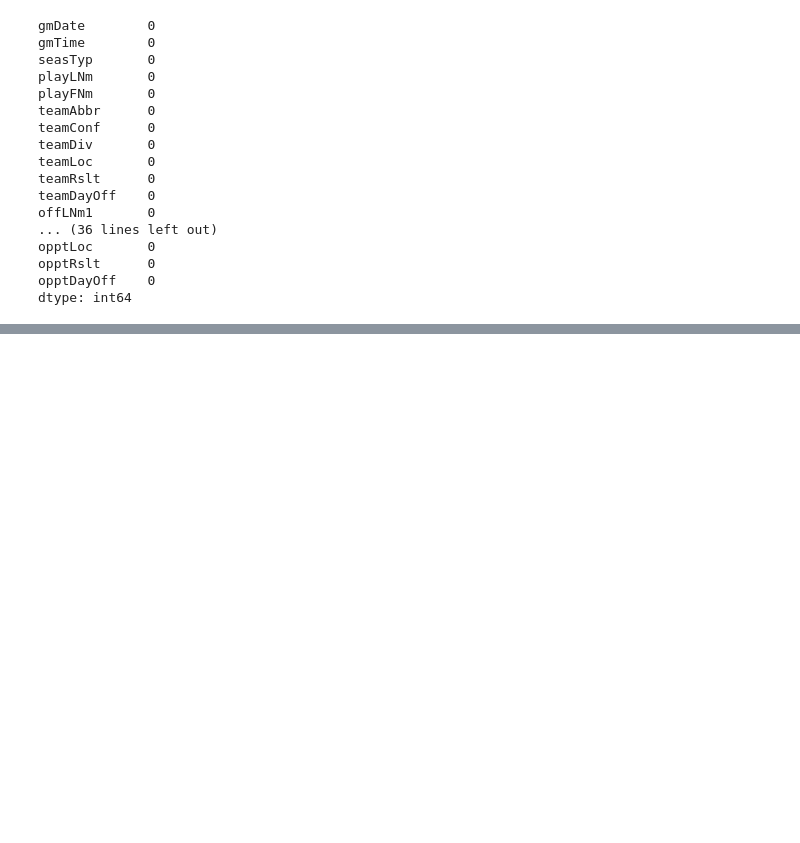
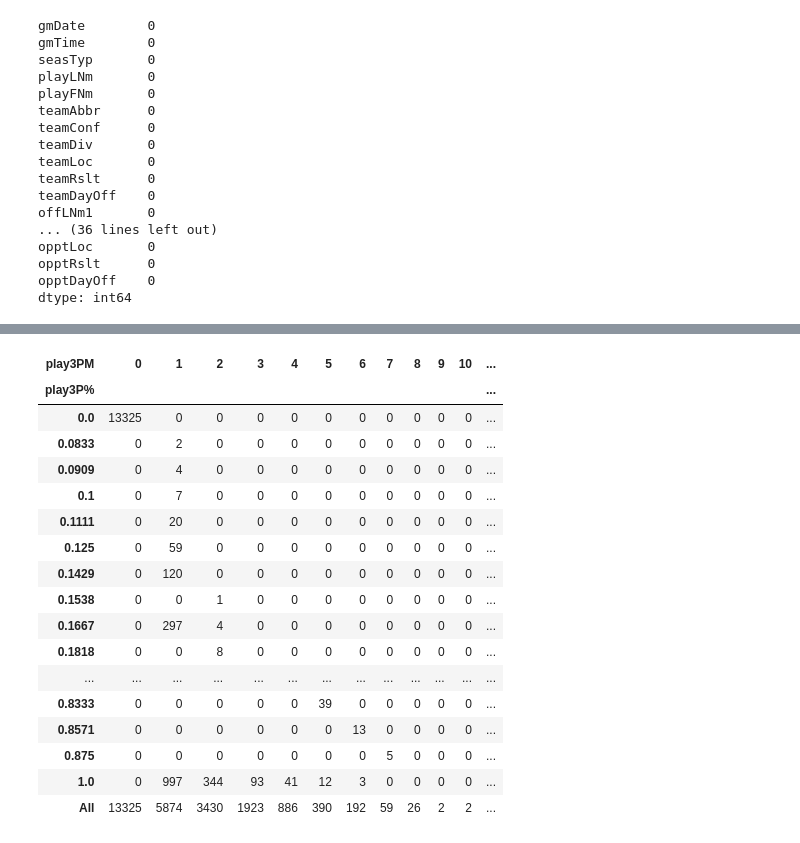
Before and after one commit to malekhnovich/NBA-Data-Analysis, a Jupyter notebook: nbaAnalysis.ipynb, the cells around one changed output, grey strips where cells are left out. Saved outputs shown, nothing was run; the diff lists cells and outputs as text; code cells hidden in the pictures; blank space fills up the shorter version.

```diff
--- a/nbaAnalysis.ipynb
+++ b/nbaAnalysis.ipynb
@@ -109,0 +145,21 @@ dtype: int64
+# %%
+pd.crosstab(se_pbs["play3P%"],se_pbs["play3PM"],margins=True)
+# %% [output]
+| play3PM | 0 | 1 | 2 | 3 | 4 | 5 | 6 | 7 | 8 | 9 | 10 | ... |
+| play3P% |  |  |  |  |  |  |  |  |  |  |  | ... |
+| 0.0 | 13325 | 0 | 0 | 0 | 0 | 0 | 0 | 0 | 0 | 0 | 0 | ... |
+| 0.0833 | 0 | 2 | 0 | 0 | 0 | 0 | 0 | 0 | 0 | 0 | 0 | ... |
+| 0.0909 | 0 | 4 | 0 | 0 | 0 | 0 | 0 | 0 | 0 | 0 | 0 | ... |
+| 0.1 | 0 | 7 | 0 | 0 | 0 | 0 | 0 | 0 | 0 | 0 | 0 | ... |
+| 0.1111 | 0 | 20 | 0 | 0 | 0 | 0 | 0 | 0 | 0 | 0 | 0 | ... |
+| 0.125 | 0 | 59 | 0 | 0 | 0 | 0 | 0 | 0 | 0 | 0 | 0 | ... |
+| 0.1429 | 0 | 120 | 0 | 0 | 0 | 0 | 0 | 0 | 0 | 0 | 0 | ... |
+| 0.1538 | 0 | 0 | 1 | 0 | 0 | 0 | 0 | 0 | 0 | 0 | 0 | ... |
+| 0.1667 | 0 | 297 | 4 | 0 | 0 | 0 | 0 | 0 | 0 | 0 | 0 | ... |
+| 0.1818 | 0 | 0 | 8 | 0 | 0 | 0 | 0 | 0 | 0 | 0 | 0 | ... |
+| ... | ... | ... | ... | ... | ... | ... | ... | ... | ... | ... | ... | ... |
+| 0.8333 | 0 | 0 | 0 | 0 | 0 | 39 | 0 | 0 | 0 | 0 | 0 | ... |
+| 0.8571 | 0 | 0 | 0 | 0 | 0 | 0 | 13 | 0 | 0 | 0 | 0 | ... |
+| 0.875 | 0 | 0 | 0 | 0 | 0 | 0 | 0 | 5 | 0 | 0 | 0 | ... |
+| 1.0 | 0 | 997 | 344 | 93 | 41 | 12 | 3 | 0 | 0 | 0 | 0 | ... |
+| All | 13325 | 5874 | 3430 | 1923 | 886 | 390 | 192 | 59 | 26 | 2 | 2 | ... |
```
Also changed, not shown: parts of 9 cells of this notebook.
